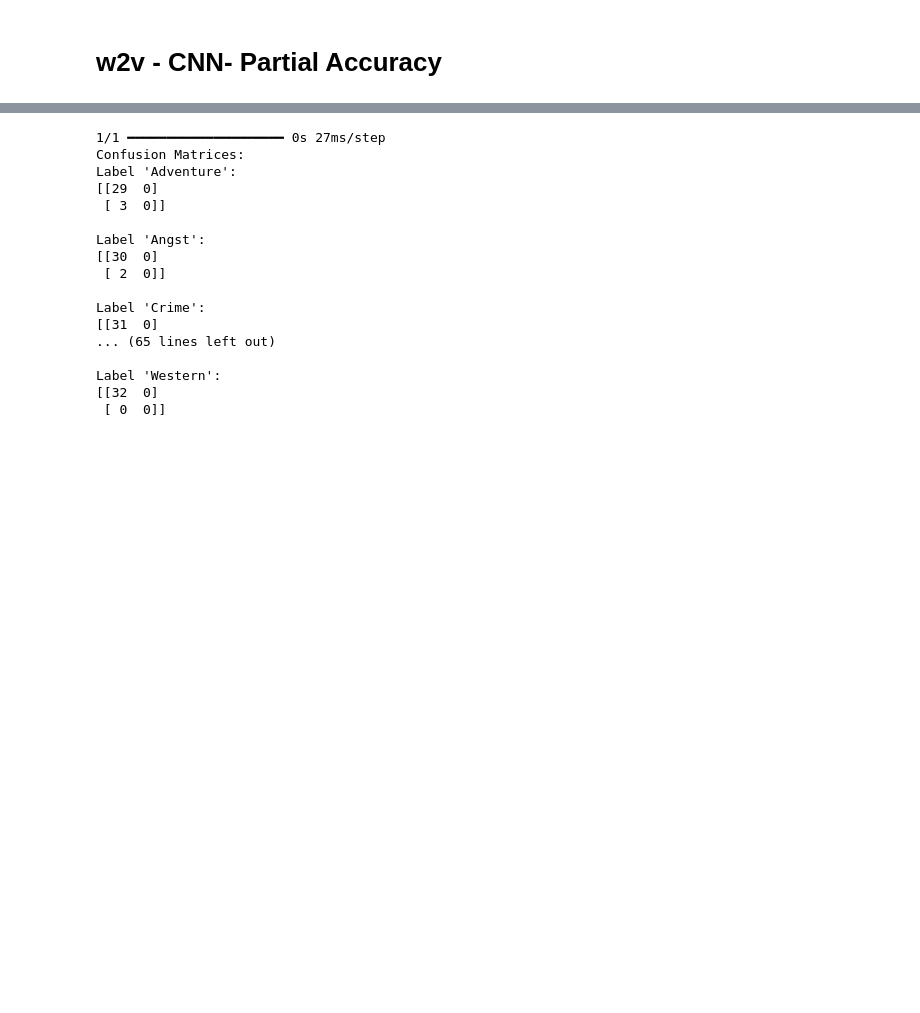
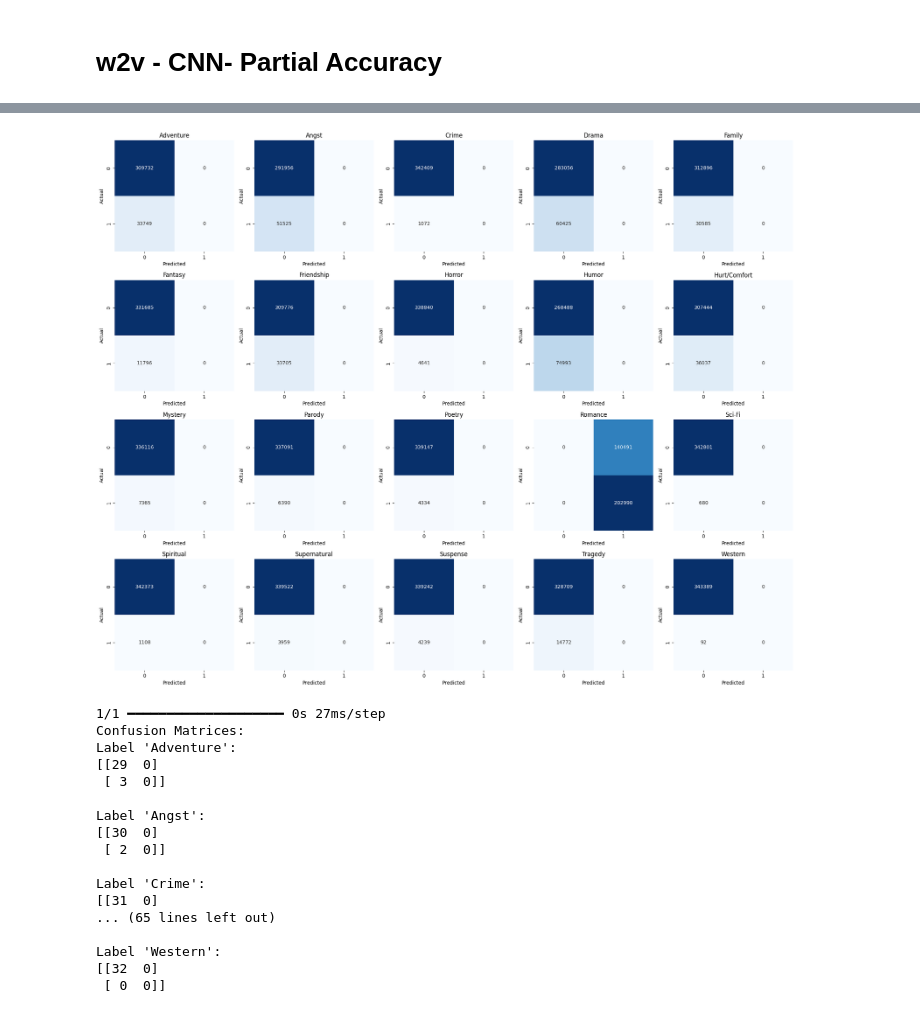
Before and after one commit to yxie4/Master_Thesis, a Jupyter notebook: hp.ipynb, the cells around one changed output, grey strips where cells are left out. Drawn from its saved outputs; the diff is of its cells as text; code cells hidden in the pictures; blank space fills up the shorter version.

```diff
--- a/hp.ipynb
+++ b/hp.ipynb
@@ -1126,0 +1125,10 @@ F1 Score: 0.2569417295064877
+# %%
+from sklearn.metrics import multilabel_confusion_matrix
+# Generate predictions
+y_pred = model.predict(x_train, verbose=1)
+y_pred_binarized = (y_pred > 0.5).astype(int)
+
+# Compute multilabel confusion matrix
+conf_matrix = multilabel_confusion_matrix(y_train, y_pred_binarized)
+
+print(conf_matrix)
@@ -1127,3 +1153,34 @@ F1 Score: 0.2569417295064877
+# %%
+import matplotlib.pyplot as plt
+import seaborn as sns
+
+# Assuming you've already computed `conf_matrix` and you have the array `labels` from `mlb.classes_`
+num_labels = conf_matrix.shape[0]  # Number of labels
+
+# Set up the matplotlib figure
+fig, axes = plt.subplots(nrows=4, ncols=5, figsize=(20, 16))  # Adjust for a 4x5 grid
+
+# Flatten the axes array for easier indexing
+axes = axes.flatten()
+
+# Loop through the labels and plot each confusion matrix
+for i in range(num_labels):
+    ax = axes[i]
+    sns.heatmap(conf_matrix[i], annot=True, fmt='d', cmap='Blues', ax=ax, cbar=False)  # Turn off color bar for clarity
+    ax.set_title(f'{labels[i]}')  # Use label names from mlb.classes_
+    ax.set_xlabel('Predicted')
+    ax.set_ylabel('Actual')
+    ax.xaxis.set_ticklabels(['0', '1'])
+    ax.yaxis.set_ticklabels(['0', '1'])
+
+# Hide any unused subplots
+for i in range(num_labels, len(axes)):
+    axes[i].set_visible(False)
+
+plt.tight_layout()
+plt.show()
+# %% [output]
+[figure, added]
 # %%
 test_gen = data_generator(x_test, y_test, batch_size=32)  # 使用合适的批次大小
 x_test_batch, y_test_batch = next(test_gen)  # 获取一个批次的测试数据
```
Also changed, not shown: parts of 6 cells of this notebook.
